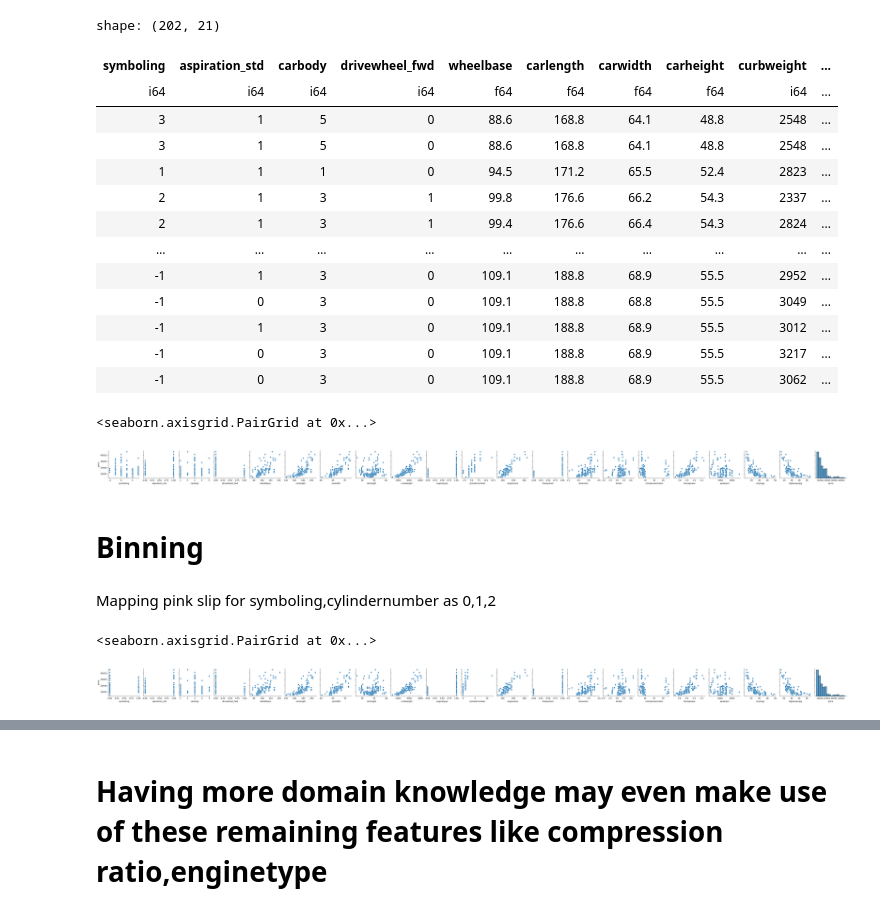
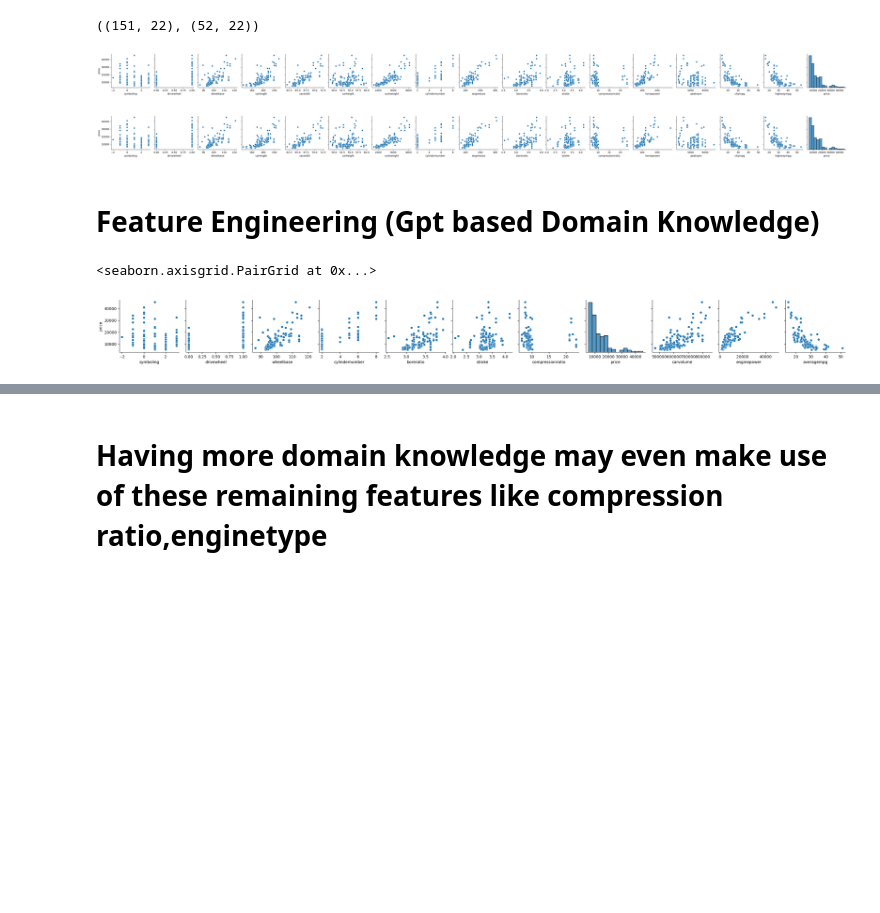
Before and after one commit to Ravikumarchavva/ML_Playground, a Jupyter notebook: week1_regressionAnalysis/Day3_featureEngineering/featureEngineering.ipynb, the cells around one changed output, grey strips where cells are left out. Cells and saved outputs as stored; diff of their text form; code cells hidden in the pictures; blank space fills up the shorter version.

```diff
--- a/week1_regressionAnalysis/Day3_featureEngineering/featureEngineering.ipynb
+++ b/week1_regressionAnalysis/Day3_featureEngineering/featureEngineering.ipynb
@@ -12,18 +15,6 @@ from functions.num_eda import *
-# %%
-data=pl.read_csv("preprocessed.csv")
-data
-# %% [output]
-shape: (202, 21)
-| symboling | aspiration_std | carbody | drivewheel_fwd | wheelbase | carlength | carwidth | carheight | curbweight | ... |
-| i64 | i64 | i64 | i64 | f64 | f64 | f64 | f64 | i64 | ... |
-| 3 | 1 | 5 | 0 | 88.6 | 168.8 | 64.1 | 48.8 | 2548 | ... |
-| 3 | 1 | 5 | 0 | 88.6 | 168.8 | 64.1 | 48.8 | 2548 | ... |
-| 1 | 1 | 1 | 0 | 94.5 | 171.2 | 65.5 | 52.4 | 2823 | ... |
-| 2 | 1 | 3 | 1 | 99.8 | 176.6 | 66.2 | 54.3 | 2337 | ... |
-| 2 | 1 | 3 | 1 | 99.4 | 176.6 | 66.4 | 54.3 | 2824 | ... |
-| … | … | … | … | … | … | … | … | … | ... |
-| -1 | 1 | 3 | 0 | 109.1 | 188.8 | 68.9 | 55.5 | 2952 | ... |
-| -1 | 0 | 3 | 0 | 109.1 | 188.8 | 68.8 | 55.5 | 3049 | ... |
-| -1 | 1 | 3 | 0 | 109.1 | 188.8 | 68.9 | 55.5 | 3012 | ... |
-| -1 | 0 | 3 | 0 | 109.1 | 188.8 | 68.9 | 55.5 | 3217 | ... |
-| -1 | 0 | 3 | 0 | 109.1 | 188.8 | 68.9 | 55.5 | 3062 | ... |
+# %%
+train_data=pl.read_csv("train_preprocessed.csv")
+test_data=pl.read_csv("test_preprocessed.csv")
+train_data.shape,test_data.shape
+# %% [output]
+((151, 22), (52, 22))
@@ -29,0 +24,5 @@ shape: (202, 21)
+# %%
+sns.pairplot(data=train_data[num_cols+["price"]].drop("car_ID").to_pandas(),y_vars="price")
+plt.show()
+# %% [output]
+[figure, added]
@@ -29,0 +32,5 @@ shape: (202, 21)
+# %%
+sns.pairplot(data=train_data.drop("car_ID").to_pandas(),y_vars="price")
+plt.show()
+# %% [output]
+[figure, added]
@@ -29,0 +44,13 @@ shape: (202, 21)
+# %%
+train_data=train_data.with_columns(((train_data['carlength']*train_data['carwidth']*train_data["carheight"])).alias("carvolume")).drop("carlength", "carwidth","carheight")
+train_data=train_data.with_columns(((train_data["enginesize"]*train_data['horsepower']*train_data["curbweight"]/train_data['peakrpm'])).alias("enginepower")).drop("peakrpm","horsepower","enginesize","curbweight")
+# US Environmental Protection Agency (EPA) uses a standard weighting of 55% city and 45% highway to calculate a combined fuel economy rating for vehicles https://www.epa.gov/fueleconomy
+train_data=train_data.with_columns((1/((0.55/train_data['citympg'])+(0.45/train_data['highwaympg']))).alias("averagempg")).drop("citympg",'highwaympg')
+
+test_data=test_data.with_columns(((test_data['carlength']*test_data['carwidth']*test_data["carheight"])).alias("carvolume")).drop("carlength", "carwidth","carheight")
+test_data=test_data.with_columns(((test_data["enginesize"]*test_data['horsepower']*test_data["curbweight"]/test_data['peakrpm'])).alias("enginepower")).drop("peakrpm","horsepower","enginesize","curbweight")
+test_data=test_data.with_columns((1/((0.55/test_data['citympg'])+(0.45/test_data['highwaympg']))).alias("averagempg")).drop("citympg",'highwaympg')
+
+num_cols=[col for col in train_data.drop("car_ID","price").columns if train_data[col].dtype!= pl.String]
+# %% [markdown]
+# Feature Engineering (Gpt based Domain Knowledge)
@@ -30,5 +66,5 @@ shape: (202, 21)
 # %%
-sns.pairplot(data=data.to_pandas(),y_vars="price")
+sns.pairplot(data=train_data.drop("car_ID").to_pandas(),y_vars="price")
 # %% [output]
 <seaborn.axisgrid.PairGrid at 0x...>
-[figure, old version]
+[figure, new version]
@@ -38,4 +70,0 @@ cols=['symboling','wheelbase','carlength','carwidth','carheight','curbweight','e
-# %% [markdown]
-# Binning
-# %% [markdown]
-Mapping pink slip for symboling,cylindernumber as 0,1,2
@@ -45,5 +70,0 @@ df=df.with_columns(df['cylindernumber'].replace({2:0,3:0,4:0,5:1,6:1,8:2}))
-# %%
-sns.pairplot(data=df.to_pandas(),y_vars="price")
-# %% [output]
-<seaborn.axisgrid.PairGrid at 0x...>
-[figure, removed]
```
Also changed, not shown: parts of 33 cells of this notebook, 24 other files.
